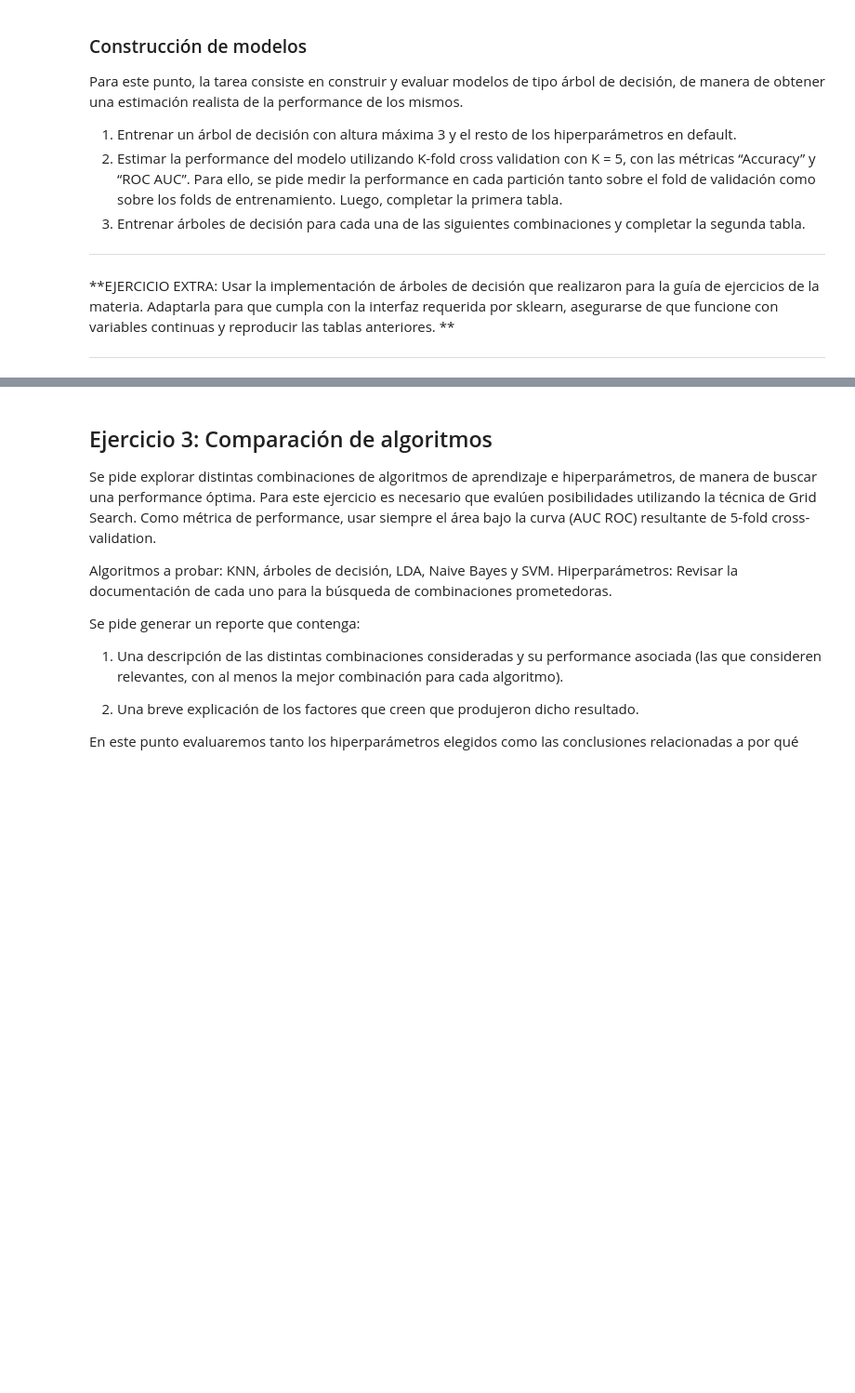
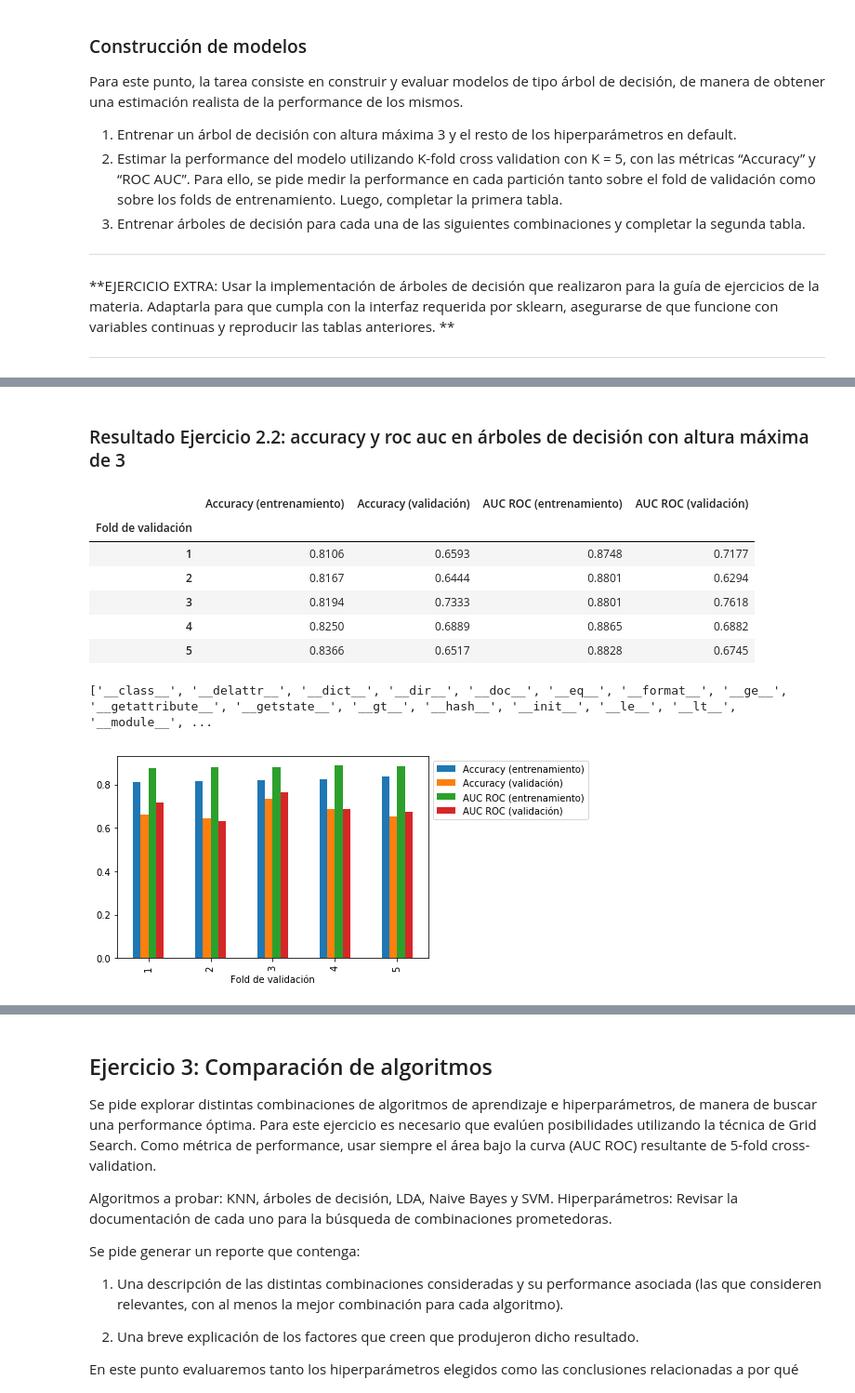
Before and after one commit to BrianBohe/aa-notebooks, a Jupyter notebook: TP1/TP1.ipynb, the cells around one changed output, grey strips where cells are left out. Shown at 93% size. Cells and saved outputs as stored; diff of their text form; code cells hidden in the pictures; blank space fills up the shorter version.

```diff
--- a/TP1/TP1.ipynb
+++ b/TP1/TP1.ipynb
@@ -307,0 +153,53 @@ TABLA 2
+# %%
+def plot_accuracy_and_auc_roc_on_train_and_test(metrics_results,
+        tabble_header='Resultado Ejercicio 2.2: accuracy y roc auc en árboles de decisión con altura máxima de 3'):
+    """
+    Param metrics_results :type: dict should at least contains keys
+    ['train_accuracy', 'test_accuracy', 'train_roc_auc', 'test_roc_auc'].
+    """
+
+    df = pd.DataFrame(index=range(1,6))
+    df.index.name = "Fold de validación"
+
+    df["Accuracy (entrenamiento)"] = metrics_results['train_accuracy']
+    df["Accuracy (validación)"] = metrics_results['test_accuracy']
+    df["AUC ROC (entrenamiento)"] = metrics_results['train_roc_auc']
+    df["AUC ROC (validación)"] = metrics_results['test_roc_auc']
+    display(HTML('<h3> {} </h3>'.format(tabble_header)))
+    display(df)
+
+    fig = df.plot(kind="bar")
+    plt.legend(loc='upper left', bbox_to_anchor=(1.0, 1.0))
+    plt.show()
+
+    return
+
+X_train_np = np.array(X_train)
+Y_train_np = np.array(Y_train).ravel()
+
+
+# In order to avoid using the same variable's names in different excercises,
+# each excercise is a function with local variables
+
+def excercise_2_2():
+    decision_tree = DecisionTreeClassifier(max_depth=3)
+
+    metric_scores = sklearn.model_selection.cross_validate(
+        decision_tree, X_train_np, Y_train_np, scoring=('roc_auc', 'accuracy'), cv=5, n_jobs=4
+    )
+
+    plot_accuracy_and_auc_roc_on_train_and_test(metric_scores)
+    return
+
+excercise_2_2()
+# %% [output]
+Resultado Ejercicio 2.2: accuracy y roc auc en árboles de decisión con altura máxima de 3
+|  | Accuracy (entrenamiento) | Accuracy (validación) | AUC ROC (entrenamiento) | AUC ROC (validación) |
+| Fold de validación |  |  |  |  |
+| 1 | 0.8106 | 0.6593 | 0.8748 | 0.7177 |
+| 2 | 0.8167 | 0.6444 | 0.8801 | 0.6294 |
+| 3 | 0.8194 | 0.7333 | 0.8801 | 0.7618 |
+| 4 | 0.8250 | 0.6889 | 0.8865 | 0.6882 |
+| 5 | 0.8366 | 0.6517 | 0.8828 | 0.6745 |
+['__class__', '__delattr__', '__dict__', '__dir__', '__doc__', '__eq__', '__format__', '__ge__', '__getattribute__', '__getstate__', '__gt__', '__hash__', '__init__', '__le__', '__lt__', '__module__', ...
+[figure, added]
```
Also changed, not shown: parts of 36 cells of this notebook, 1 other file.
